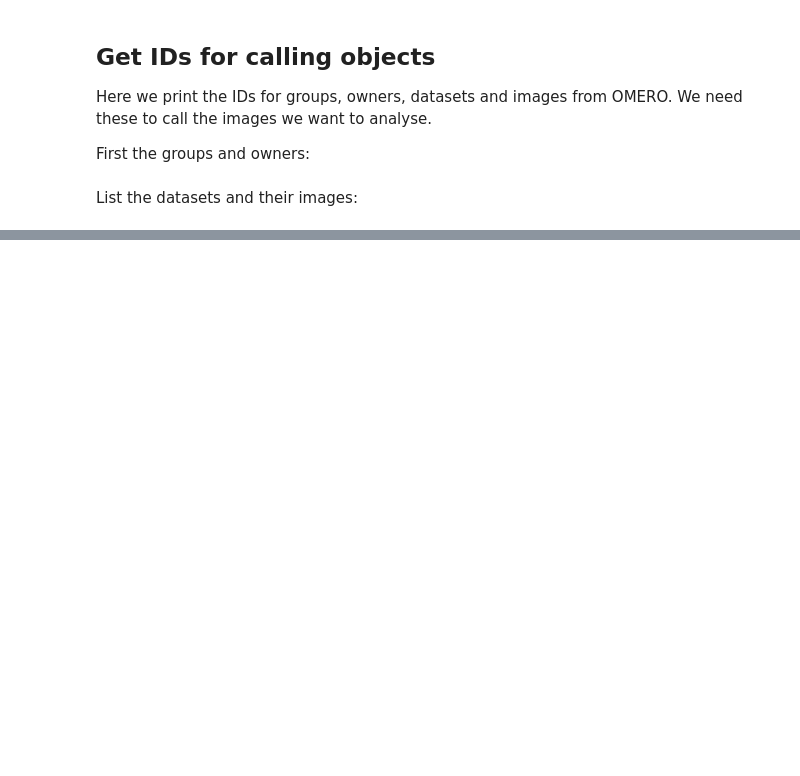
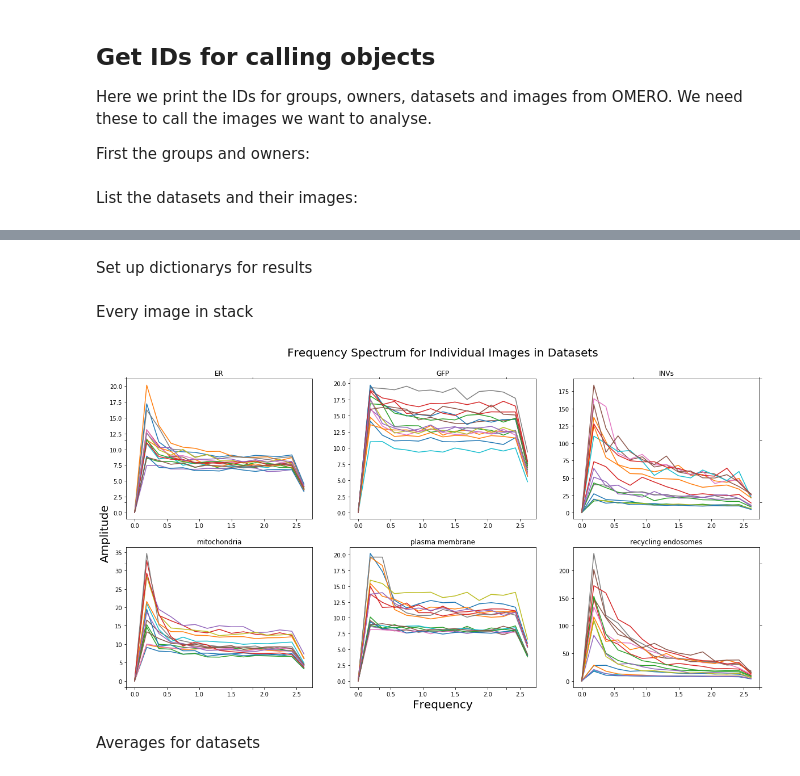
Before and after one commit to Laura190/FluctuatingIntensities, a Jupyter notebook: FluctuatingIntensities.ipynb, the cells around one changed output, grey strips where cells are left out. Drawn from its saved outputs; the diff is of its cells as text; code cells hidden in the pictures; blank space fills up the shorter version.

Commit message:
add loop over all datasets

```diff
--- a/FluctuatingIntensities.ipynb
+++ b/FluctuatingIntensities.ipynb
@@ -40,6 +88,8 @@ Datasets=[8202, 8204, 8205, 8206, 8207]
 # %%
 print("\nList Datasets: \n", "=" * 50)
 datasets = conn.getObjects("Dataset", opts={'owner': 3})
+keys=[]
+values=[]
 for obj in datasets:
     print("""%s%s:%s  Name:"%s" (owner=%s)""" % (
         " " * 2,
@@ -48,12 +98,5 @@ for obj in datasets:
         obj.getName(),
         obj.getOwnerOmeName()
     ))
-    #for img in dataset.listChildren():
-    #    print("""%s%s:%s  Name:"%s" (owner=%s)""" % (
-    #        " " * 2,
-    #        img.OMERO_CLASS,
-    #        img.getId(),
-    #        img.getName(),
-    #        img.getOwnerOmeName()
-    #    ))
-    test = dataset.listChildren()
+    keys.append(obj.getName())
+    values.append(obj.getId())
@@ -118,0 +115,33 @@ plt.show;
+# %%
+Datasets=dict(zip(keys[:-1], values[:-1]))
+# %% [markdown]
+Set up dictionarys for results
+# %%
+ImageIDs=dict.fromkeys(keys[:-1])
+Mean_Vel_Im=dict.fromkeys(keys[:-1])
+TurbStreng_Im=dict.fromkeys(keys[:-1])
+Amp_Im=dict.fromkeys(keys[:-1])
+Freq_Im=dict.fromkeys(keys[:-1])
+# %%
+for key in Datasets:
+    ImageIDs[key], Mean_Vel_Im[key], TurbStreng_Im[key], Amp_Im[key], Freq_Im[key] = Fluc_ds(Datasets[key])
+# %% [markdown]
+Every image in stack
+# %%
+fig, axs = plt.subplots(2,3,figsize=(20,10))
+fig.add_subplot(111, frameon=False)
+for key in Datasets:
+    axs[int(list(Datasets.keys()).index(key)>=3),list(Datasets.keys()).index(key)%3].plot(Freq_Im[key],Amp_Im[key])
+    axs[int(list(Datasets.keys()).index(key)>=3),list(Datasets.keys()).index(key)%3].title.set_text(key)
+
+# hide tick and tick label of the big axes
+plt.tick_params(labelcolor='none', top='off', bottom='off', left='off', right='off')
+plt.grid(False)
+plt.xlabel("Frequency",fontsize = 20)
+plt.ylabel("Amplitude",fontsize = 20)
+plt.title("Frequency Spectrum for Individual Images in Datasets",fontsize = 20,pad=40)
+plt.show;
+# %% [output]
+[figure, added]
+# %% [markdown]
+Averages for datasets
```
Also changed, not shown: parts of 28 cells of this notebook.
